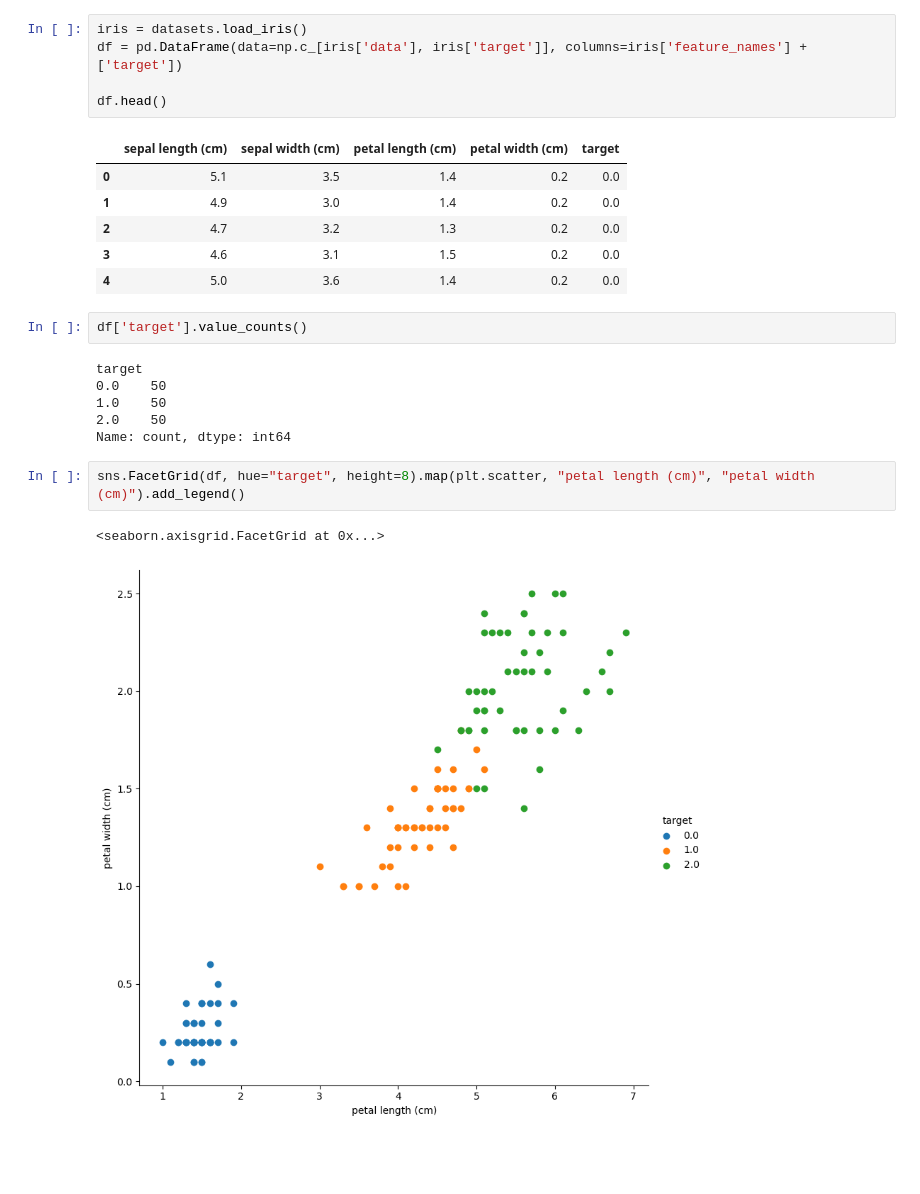
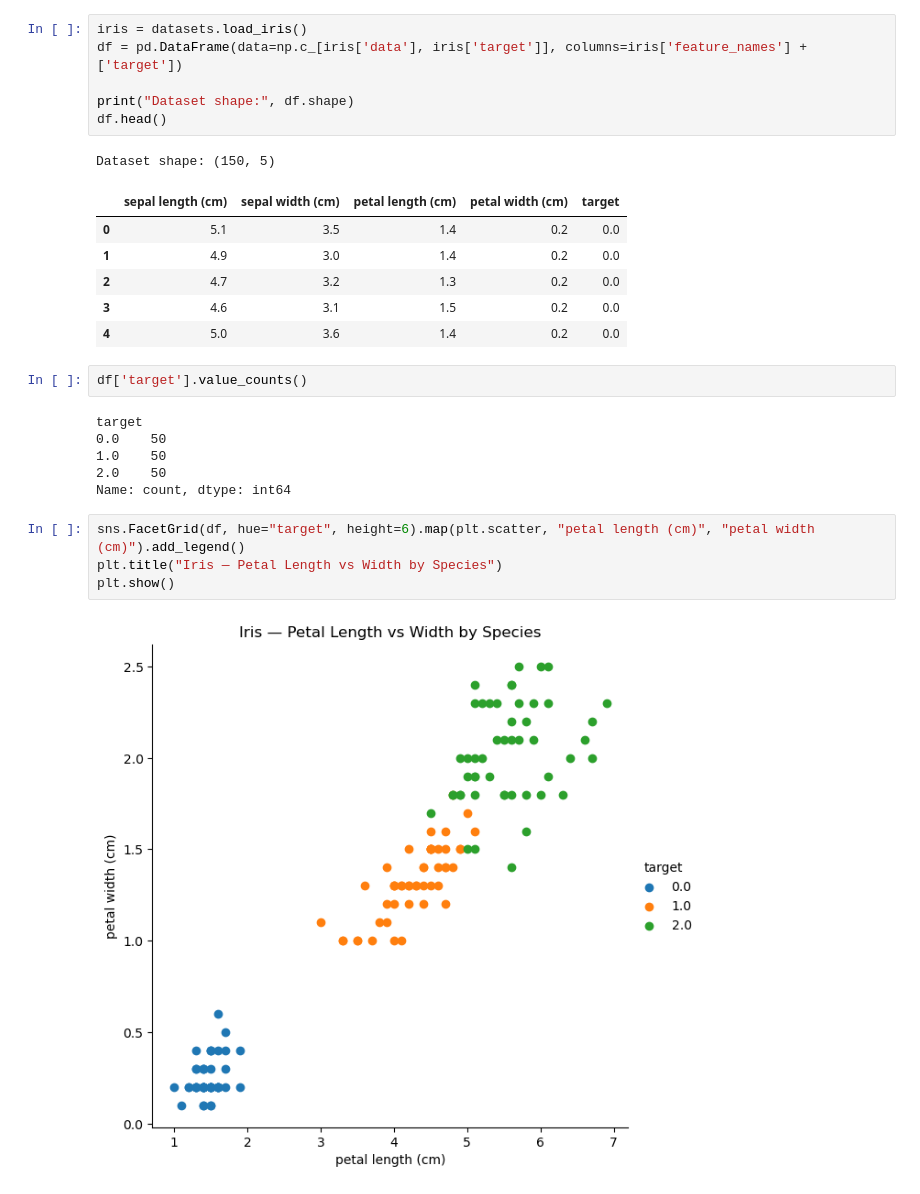
Before and after one commit to grindstack/DecodeLabs-Internship, a Jupyter notebook: Data-Classification/notebook.ipynb, the cells around one changed output. Cells and saved outputs as stored; diff of their text form; blank space fills up the shorter version.

```diff
--- a/Data-Classification/notebook.ipynb
+++ b/Data-Classification/notebook.ipynb
@@ -17,8 +13,10 @@ Populating the interactive namespace from numpy and matplotlib
 iris = datasets.load_iris()
 df = pd.DataFrame(data=np.c_[iris['data'], iris['target']], columns=iris['feature_names'] + ['target'])
 
+print("Dataset shape:", df.shape)
 df.head()
 # %% [output]
+Dataset shape: (150, 5)
 |  | sepal length (cm) | sepal width (cm) | petal length (cm) | petal width (cm) | target |
 | 0 | 5.1 | 3.5 | 1.4 | 0.2 | 0.0 |
 | 1 | 4.9 | 3.0 | 1.4 | 0.2 | 0.0 |
@@ -34,8 +32,9 @@ target
 2.0    50
 Name: count, dtype: int64
 # %%
-sns.FacetGrid(df, hue="target", height=8).map(plt.scatter, "petal length (cm)", "petal width (cm)").add_legend()
+sns.FacetGrid(df, hue="target", height=6).map(plt.scatter, "petal length (cm)", "petal width (cm)").add_legend()
+plt.title("Iris — Petal Length vs Width by Species")
+plt.show()
 # %% [output]
-<seaborn.axisgrid.FacetGrid at 0x...>
-[figure, old version]
+[figure, new version]
 # %%
```
Also changed, not shown: parts of 6 cells of this notebook, 1 other file.
